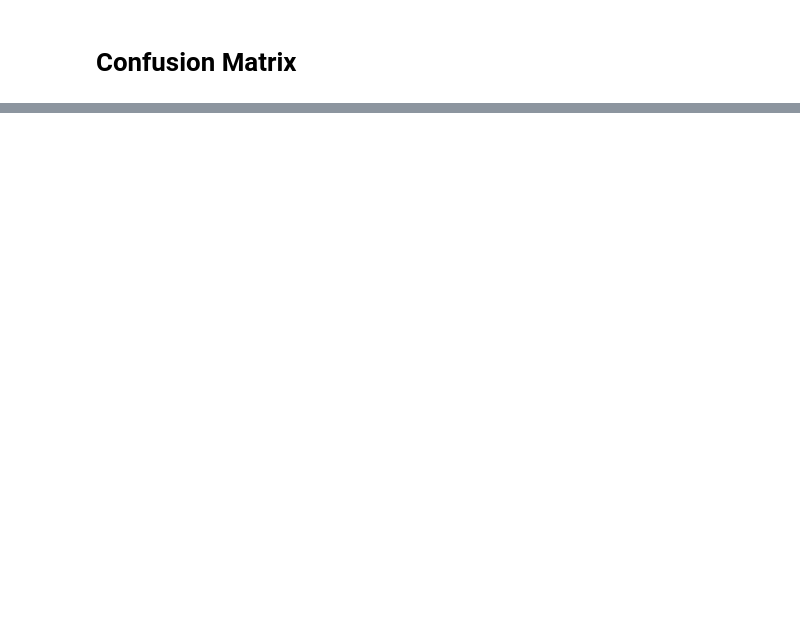
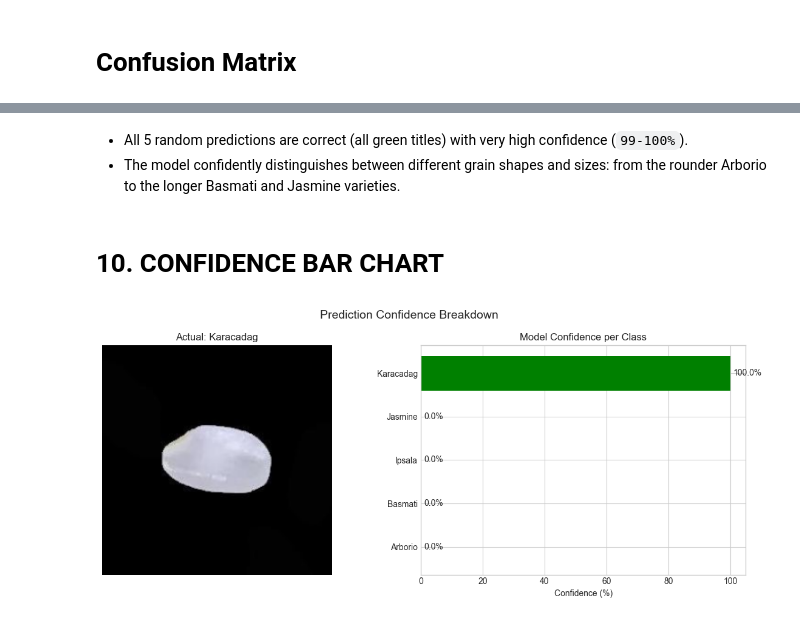
Before and after one commit to ayusuf9/Deep-Learning-Rice-Image-Data-Classification, a Jupyter notebook: rice_prediction.ipynb, the cells around one changed output, grey strips where cells are left out. Cells and saved outputs as stored; diff of their text form; code cells hidden in the pictures; blank space fills up the shorter version.

```diff
--- a/rice_prediction.ipynb
+++ b/rice_prediction.ipynb
@@ -319,0 +441,35 @@ Despite the unstable training curves, the model actually classifies very well on
+# %% [markdown]
+- All 5 random predictions are correct (all green titles) with very high confidence (`99-100%`).
+- The model confidently distinguishes between different grain shapes and sizes: from the rounder Arborio to the longer Basmati and Jasmine varieties.
+# %% [markdown]
+# 10. CONFIDENCE BAR CHART
+# %%
+idx = np.random.randint(len(X_test))
+img = X_test[idx]
+true_label = CLASS_NAMES[y_test[idx]]
+
+pred = transfer_model.predict(img[np.newaxis, ...], verbose=0)[0]
+
+fig, (ax1, ax2) = plt.subplots(1, 2, figsize=(12, 5))
+fig.suptitle("Prediction Confidence Breakdown", fontsize=14)
+
+ax1.imshow(cv2.cvtColor((img * 255).astype(np.uint8), cv2.COLOR_BGR2RGB))
+ax1.set_title(f"Actual: {true_label}", fontsize=12)
+ax1.axis("off")
+
+colors = ["green" if CLASS_NAMES[i] == CLASS_NAMES[np.argmax(pred)] else "steelblue"
+          for i in range(NUM_CLASSES)]
+bars = ax2.barh(CLASS_NAMES, pred * 100, color=colors)
+ax2.set_xlabel("Confidence (%)")
+ax2.set_title("Model Confidence per Class")
+ax2.set_xlim(0, 105)
+
+for bar, val in zip(bars, pred * 100):
+    ax2.text(bar.get_width() + 1, bar.get_y() + bar.get_height() / 2,
+             f"{val:.1f}%", va="center", fontsize=10)
+
+plt.tight_layout()
+plt.savefig("confidence_chart.png", dpi=100)
+plt.show()
+# %% [output]
+[figure, added]
```
Also changed, not shown: parts of 32 cells of this notebook, 15 other files.
